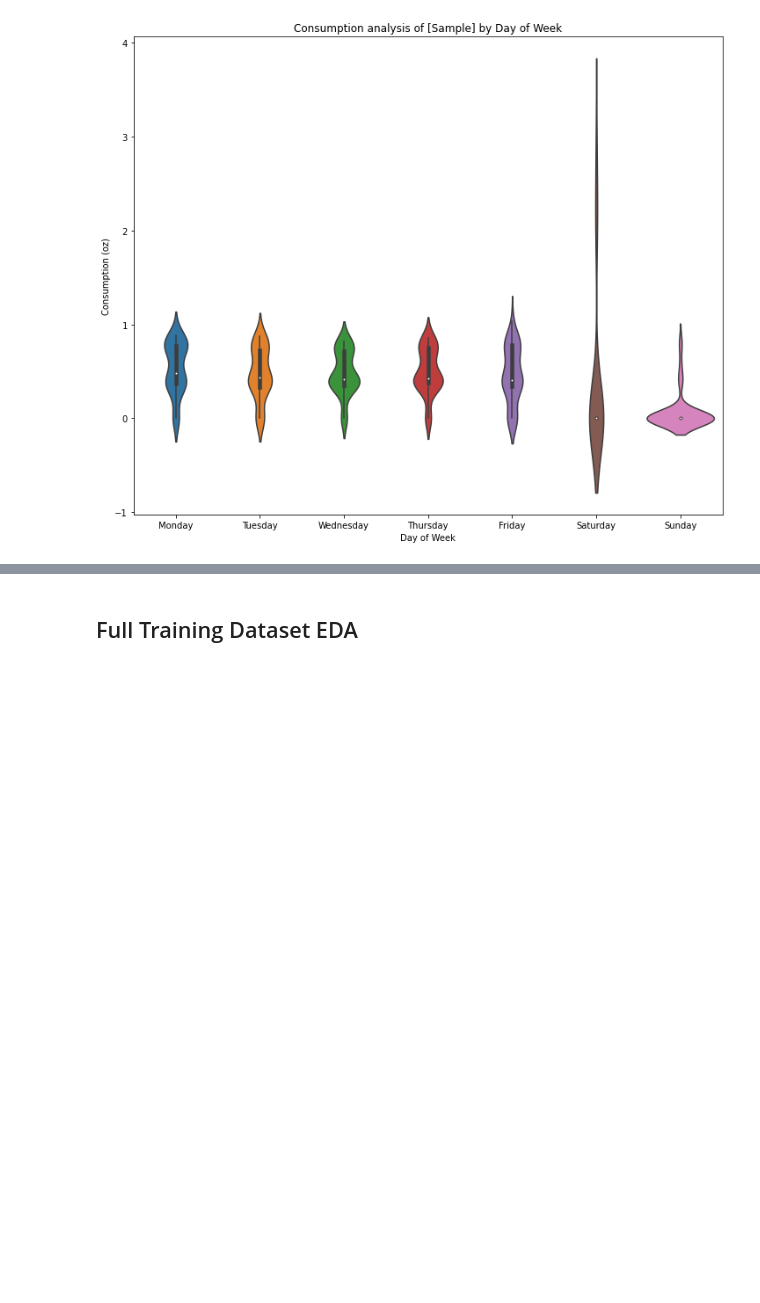
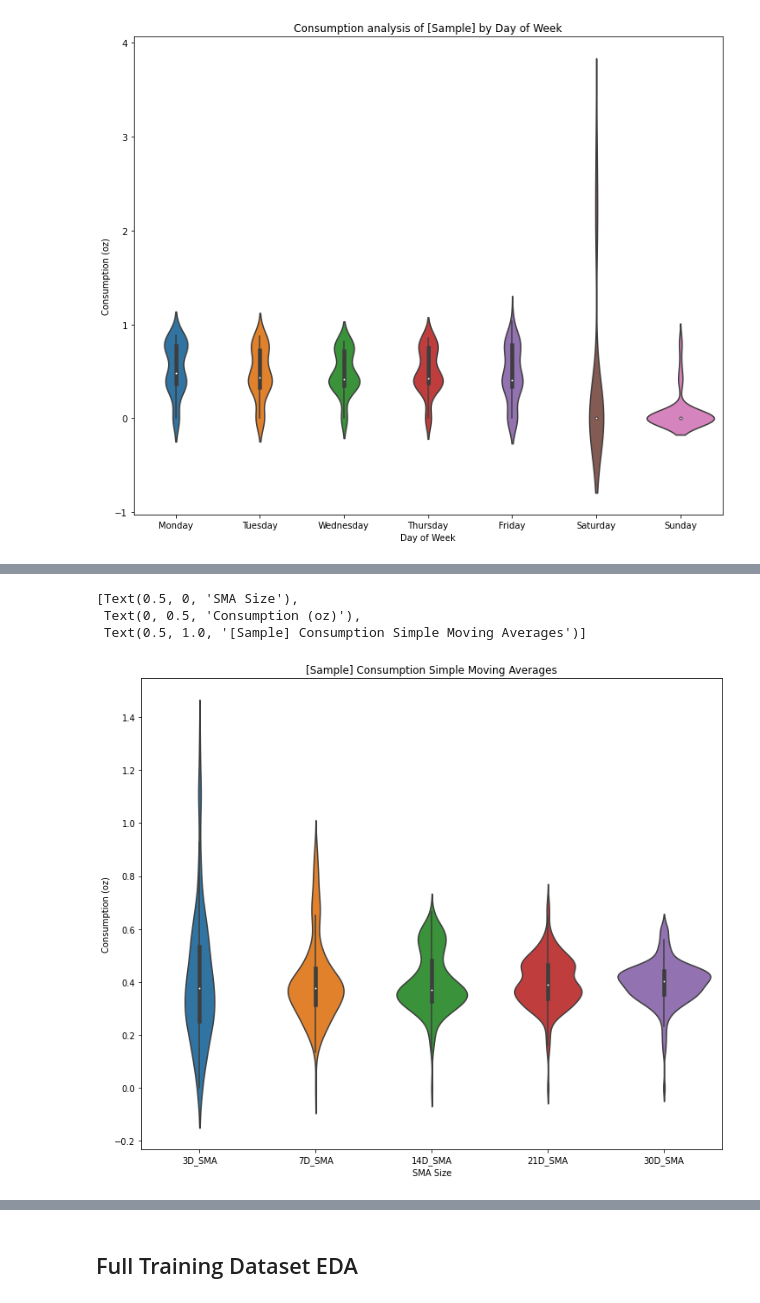
Before and after one commit to jbpauly/smart-simulation, a Jupyter notebook: smart_simulation/Notebooks/hypothesis_analysis.ipynb, the cells around one changed output, grey strips where cells are left out. Drawn from its saved outputs; the diff is of its cells as text; code cells hidden in the pictures; blank space fills up the shorter version.

```diff
--- a/smart_simulation/Notebooks/hypothesis_analysis.ipynb
+++ b/smart_simulation/Notebooks/hypothesis_analysis.ipynb
@@ -167,0 +528,10 @@ plt.show()
+# %%
+rolling_averages = consumption_rolling_analysis.drop(columns = ['consumption'])
+fig, ax = plt.subplots(figsize=(12, 10))
+ax = sns.violinplot(data=rolling_averages)
+ax.set(xlabel="SMA Size", ylabel="Consumption (oz)", title = '[Sample] Consumption Simple Moving Averages')
+# %% [output]
+[Text(0.5, 0, 'SMA Size'),
+ Text(0, 0.5, 'Consumption (oz)'),
+ Text(0.5, 1.0, '[Sample] Consumption Simple Moving Averages')]
+[figure, added]
```
Also changed, not shown: parts of 32 cells of this notebook.
